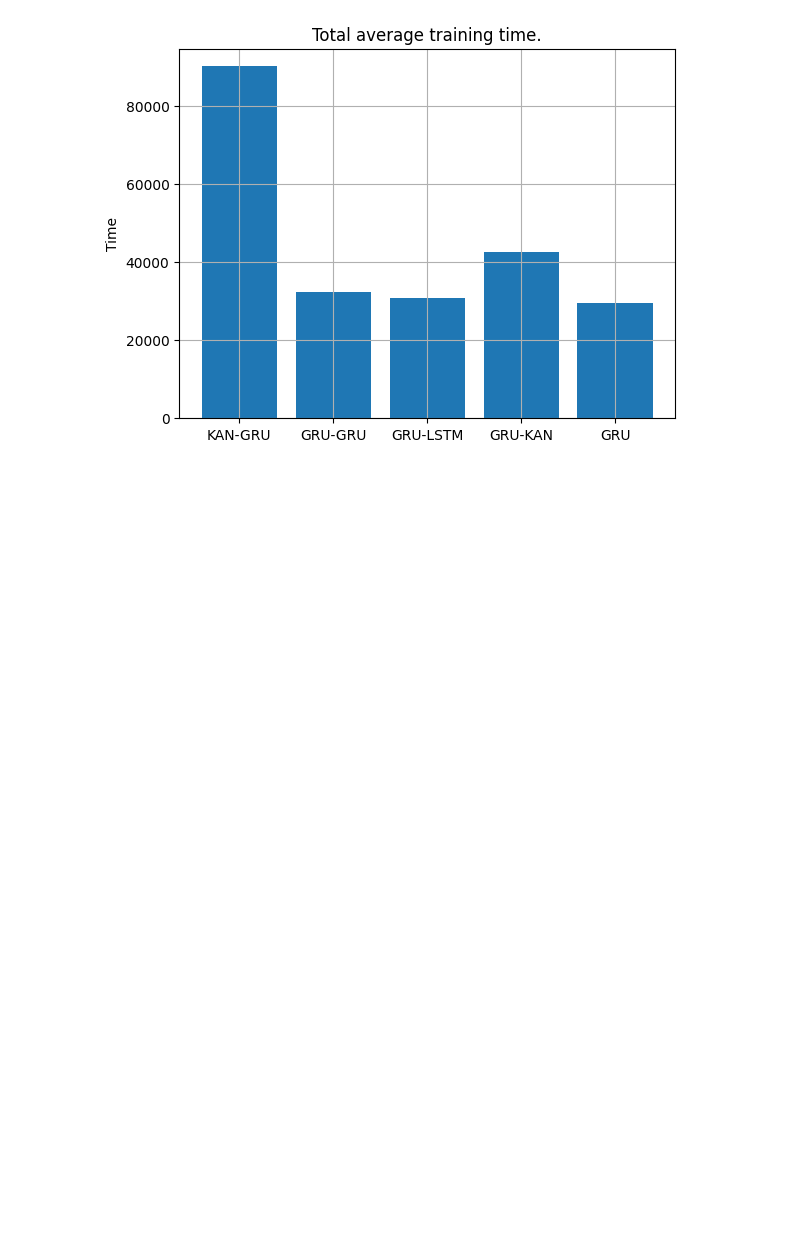
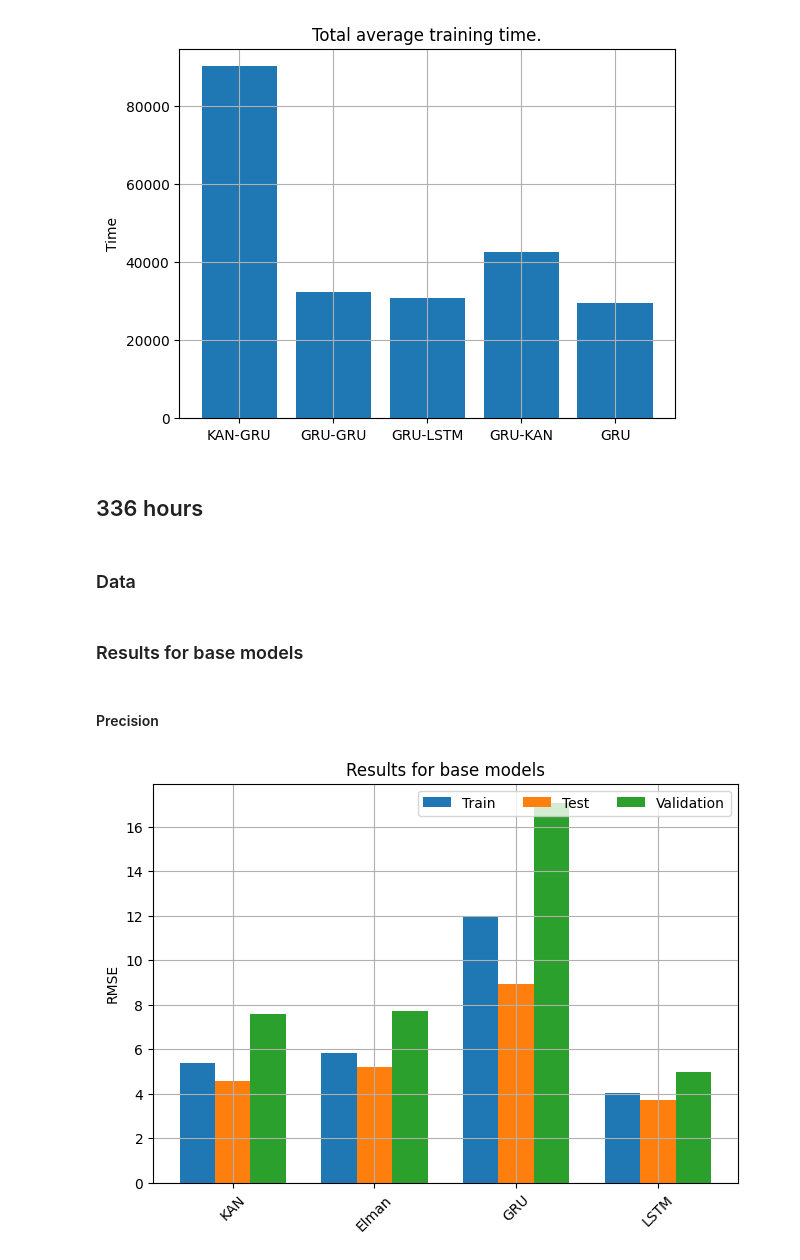
Before and after one commit to jstalwart/KARIMA, a Jupyter notebook: results/ETTh1/graphic.ipynb, the cells around one changed output. Cells and saved outputs as stored; diff of their text form; code cells hidden in the pictures; blank space fills up the shorter version.

Commit message:
Graphic updated to include batch ETTh1 336

```diff
--- a/results/ETTh1/graphic.ipynb
+++ b/results/ETTh1/graphic.ipynb
@@ -1384,3 +1384,7 @@ plt.grid()
 plt.show()
 # %% [output]
 [figure]
+# %% [markdown]
+## 336 hours
+# %% [markdown]
+### Data
@@ -1386,0 +1562,11 @@ plt.show()
+# %% [markdown]
+### Results for base models
+# %% [markdown]
+#### Precision
+# %%
+multilabel_barplot(categories = data.keys(),
+                   values = {key: [data[model]["results"][key] for model in data.keys()] for key in ["Train", "Test", "Validation"]},
+                   ylabel="RMSE",
+                   title="Results for base models")
+# %% [output]
+[figure, added]
```
Also changed, not shown: parts of 61 cells of this notebook.
